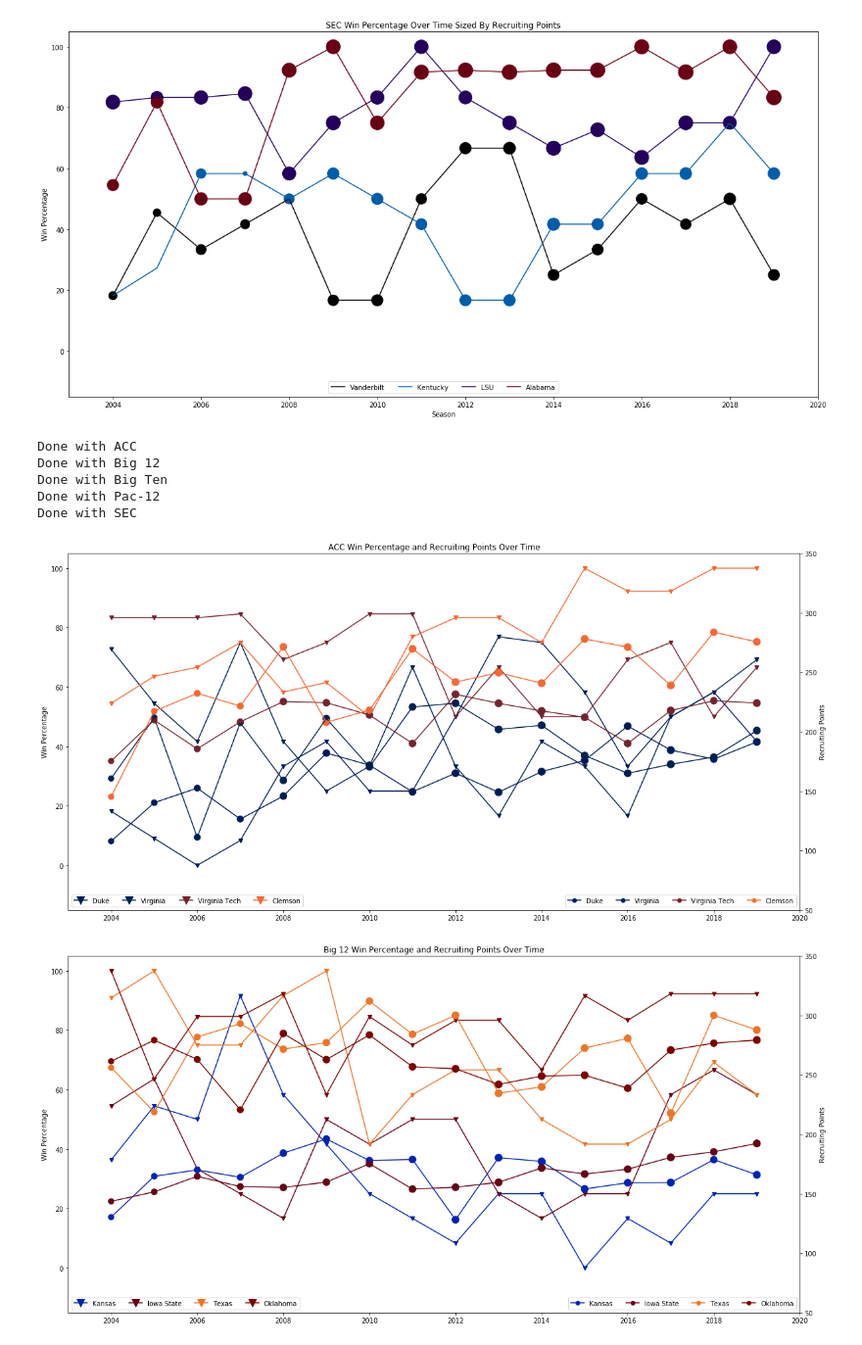
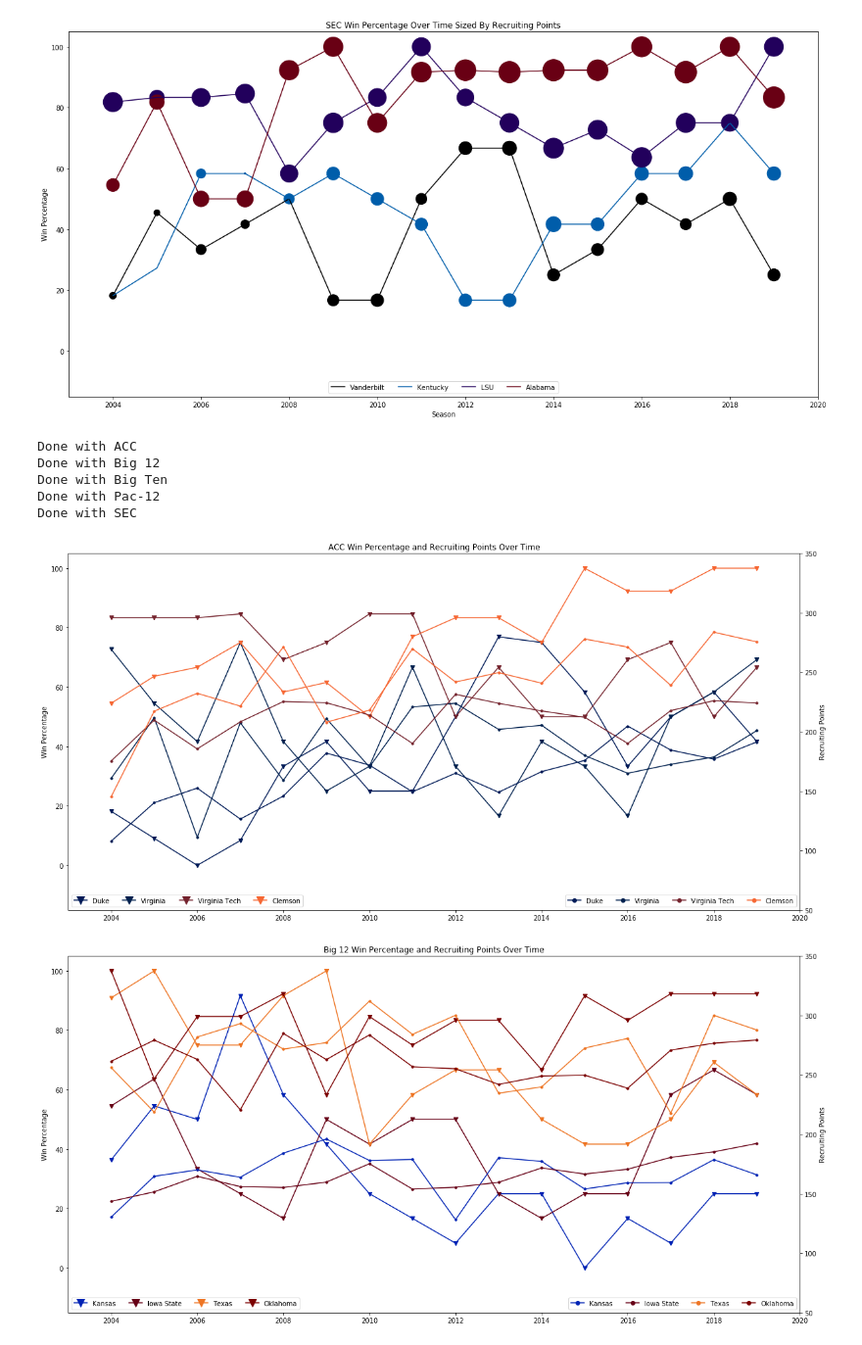
Before and after one commit to bdowd91/Project-1, a Jupyter notebook: recruitingAnalysis.ipynb, the cells around one changed output. Shown at 98% size. Cells and saved outputs as stored; diff of their text form; code cells hidden in the pictures.

```diff
--- a/recruitingAnalysis.ipynb
+++ b/recruitingAnalysis.ipynb
@@ -160,3 +247,10 @@ plt.ylim(0,100)
 plt.savefig("Figures/AverageWinPctVsRecruitingPtsBinned.png")
 # %% [output]
 [figure]
+# %%
+# create dataframe with previous win percentage and previous recruiting rank
+groupedBinStatsPrv = groupedBinStats
+groupedBinStatsPrv = groupedBinStatsPrv.sort_values(['conference','team'])
+groupedBinStatsPrv['prvAvgWinPct'] = groupedBinStatsPrv['avgWinPct'].shift(1)
+groupedBinStatsPrv['prvAvgPoints'] = groupedBinStatsPrv['avgPoints'].shift(1)
+groupedBinStatsPrv.dropna()
@@ -162,0 +271,18 @@ plt.savefig("Figures/AverageWinPctVsRecruitingPtsBinned.png")
+# %%
+# create scatter/line plot of average win percentage vs average recruiting points binned in four year increments
+xvalues = groupedBinStatsPrv['prvAvgPoints']
+yvalues = groupedBinStatsPrv['avgWinPct']
+(slope, intercept, rvalue, pvalue, stderr) = stats.linregress(xvalues, yvalues)
+regress_values = xvalues * slope + intercept
+line_eq = "y = " + str(round(slope,2)) + "x + " + str(round(intercept,2))
+plt.figure(figsize=(20,10))
+plt.scatter(xvalues,yvalues,color=groupedBinStats['color'])
+plt.plot(xvalues,regress_values,"r-")
+plt.annotate(line_eq,(220,10),fontsize=12,color="black")
+plt.annotate(f"The r-squared is: {round(rvalue,4)}",(220,1),fontsize=12,color="black")
+plt.title('Average Win Percentage vs Previous Period Recruiting Points Binned in Four Year Increments')
+plt.xlabel('Previous Period Average Recruiting Points')
+plt.ylabel('Average Win Percentage')
+plt.ylim(0,100)
+# save figure
+plt.savefig("Figures/AverageWinPctVsRecruitingPtsBinned.png")
@@ -196,7 +324,7 @@ for c in confBestWorst['conference'].unique():
         subframe = confframe[confframe['team']==team]
         xvalues = subframe['season']
         yvalues = subframe['winPct']
-        sizes = [s * 1.5 for s in subframe['recruitingPoints']]
+        sizes = [(s ** 2)/100 for s in subframe['recruitingPoints']]
         colors = str(subframe['color'].unique()[0])
         ax.scatter(xvalues,yvalues, s=sizes, color=colors)
         ax.plot(xvalues,yvalues,color=colors, label=team)
@@ -236,33 +364,33 @@ for c in confBestWorst['conference'].unique():
         ax1.plot(xvalues,yvalues,color=colors, label=team, marker='v')
 
     ax2 = ax1.twinx()
 
     for team in confframe['team'].unique():
         subframe = confframe[confframe['team']==team]
         xvalues = subframe['season']
         yvalues = subframe['recruitingPoints']
         colors = str(subframe['color'].unique()[0])
-        ax2.scatter(xvalues,yvalues, s=sizes, color=colors, marker='.')
+        ax2.scatter(xvalues,yvalues, color=colors, marker='.')
         ax2.plot(xvalues,yvalues,color=colors, label=team, marker='.')
 
     ax1.set_ylabel("Win Percentage")
     ax1.set_ylim(-15,105)
     ax2.set_ylabel("Recruiting Points")
     ax2.set_ylim(50,350)
     fig.set_figheight(10)
     fig.set_figwidth(20)
     plt.title(f"{c} Win Percentage and Recruiting Points Over Time")
     plt.xlabel("Season")
     plt.xlim(2003,2020)
     ax1.legend(loc='lower left',ncol=4, markerscale=2.0)
     ax2.legend(loc='lower right',ncol=4, markerscale=2.0)
     plt.savefig(f"Figures/{c}WinPctAndRecruitingbOverTime")
     print(f"Done with {c}")
 # %% [output]
 Done with ACC
 Done with Big 12
 Done with Big Ten
 Done with Pac-12
 Done with SEC
-[figure, old version]
+[figure, new version]
-[figure, old version]
+[figure, new version]
```
Also changed, not shown: parts of 9 cells of this notebook, 19 other files.
